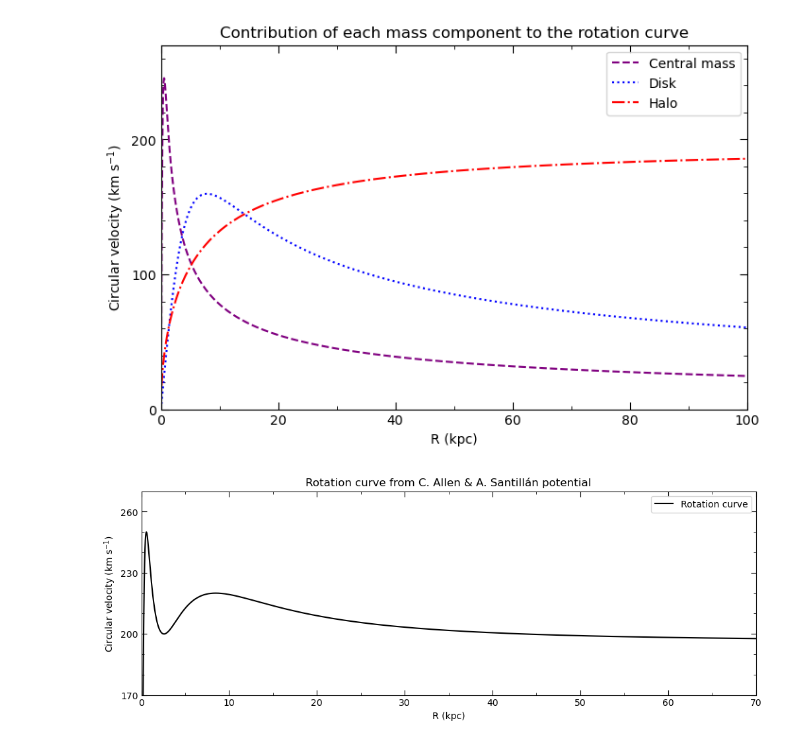
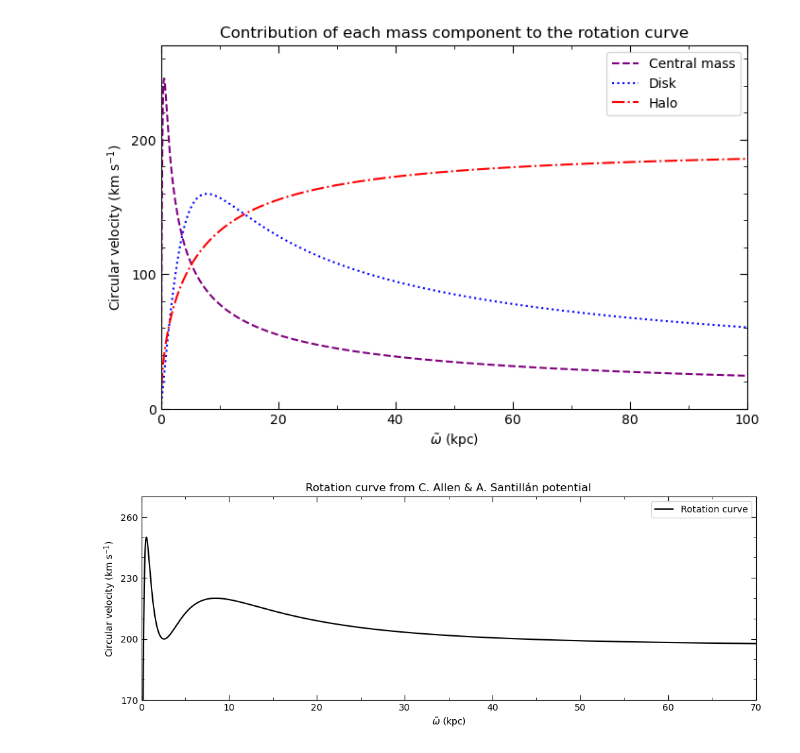
Before and after one commit to emmdaz/tesis-codes, a Jupyter notebook: rotation-curve/rotation_curve_Allen&Santilan.ipynb, the cells around one changed output. Drawn from its saved outputs; the diff is of its cells as text; code cells hidden in the pictures.

```diff
--- a/rotation-curve/rotation_curve_Allen&Santilan.ipynb
+++ b/rotation-curve/rotation_curve_Allen&Santilan.ipynb
@@ -6,7 +6,7 @@ from matplotlib.ticker import MultipleLocator
 x = np.linspace(0.001,100,10000) # kpc units
 y = np.linspace(0.001,100,10000)
 z = np.zeros(10000)
-#z = np.linspace(0.001,100,10000)
+# z = np.linspace(0.001,100,10000)
 
 R = np.sqrt(x**2 + y**2 + z**2) # kpc units
 
@@ -53,59 +53,58 @@ dphi_y = dphi_y1 + dphi_y2 + dphi_y3
 dphi_z = dphi_z1 + dphi_z2 + dphi_z3
 
 v = np.sqrt(dphi_x*x + dphi_y*y + dphi_z*z)*10
 #v = vel_c1 + vel_c2 + vel_c3
 
 plt.figure(figsize=(8, 5))
 plt.plot(R, vel_c1, color = "purple", label = "Central mass", linestyle = "dashed")
 plt.plot(R, vel_c2, color = "blue", label = "Disk", linestyle = "dotted")
 plt.plot(R, vel_c3, color = "red", label = "Halo", linestyle = "dashdot")
 
 plt.tick_params(axis = "both", which = "both", direction = "in", top = True, right = True)
 
 plt.gca().xaxis.set_major_locator(MultipleLocator(20)) # Números cada 20
 plt.gca().xaxis.set_minor_locator(MultipleLocator(10))  # Rayitas cada 10
 plt.tick_params(axis='x', which='minor', size = 3, color='black')
 plt.tick_params(axis='x', which='major', size = 6, color='black')
 
 plt.gca().yaxis.set_major_locator(MultipleLocator(100)) # Números cada 100
 plt.gca().yaxis.set_minor_locator(MultipleLocator(20))  # Rayitas cada 20
 plt.tick_params(axis='y', which='minor', size = 3, color='black')
 plt.tick_params(axis='y', which='major', size = 6, color='black')
 
 plt.title("Contribution of each mass component to the rotation curve")
-plt.xlabel("R (kpc)")
+plt.xlabel(r"$\tilde{\omega}$ (kpc)")
 plt.ylabel("Circular velocity (km s$^{-1}$)")
 plt.xlim(0,100)
 plt.ylim(0,270)
 plt.legend()
 plt.savefig("./graphs/rotation_curve_components(AllenSantillan).png")
 plt.show()
+
+plt.figure(figsize=(12, 4))
+plt.plot(R, v, color = "k", label = "Rotation curve")
+plt.xlabel(r"$\tilde{\omega}$ (kpc)")
+plt.ylabel("Circular velocity (km s$^{-1}$)")
+plt.title("Rotation curve from C. Allen & A. Santillán potential")
+plt.xlim(0,70)
+plt.ylim(170,270)
+
+plt.tick_params(axis = "both", which = "both", direction = "in", top = True, right = True)
+plt.yticks([170, 200, 230, 260])
+
+plt.gca().xaxis.set_major_locator(MultipleLocator(10)) # Números cada 10
+plt.gca().xaxis.set_minor_locator(MultipleLocator(5))  # Rayitas cada 5
+plt.tick_params(axis='x', which='minor', size = 3, color='black')
+plt.tick_params(axis='x', which='major', size = 6, color='black')
+
+#plt.gca().yaxis.set_major_locator(MultipleLocator(30)) # Números cada 30
+plt.gca().yaxis.set_minor_locator(MultipleLocator(10))  # Rayitas cada 10
+plt.tick_params(axis='y', which='minor', size = 3, color='black')
+plt.tick_params(axis='y', which='major', size = 6, color='black')
+
+plt.legend()
+plt.savefig("./graphs/rotation_curve(AllenSantillan).png")
+plt.show()
 # %% [output]
-[figure, old version]
+[figure, new version]
+[figure, added]
-# %%
-plt.figure(figsize=(12, 4))
-plt.plot(R, v, color = "k", label = "Rotation curve")
-plt.xlabel("R (kpc)")
-plt.ylabel("Circular velocity (km s$^{-1}$)")
-plt.title("Rotation curve from C. Allen & A. Santillán potential")
-plt.xlim(0,70)
-plt.ylim(170,270)
-
-plt.tick_params(axis = "both", which = "both", direction = "in", top = True, right = True)
-plt.yticks([170, 200, 230, 260])
-
-plt.gca().xaxis.set_major_locator(MultipleLocator(10)) # Números cada 10
-plt.gca().xaxis.set_minor_locator(MultipleLocator(5))  # Rayitas cada 5
-plt.tick_params(axis='x', which='minor', size = 3, color='black')
-plt.tick_params(axis='x', which='major', size = 6, color='black')
-
-#plt.gca().yaxis.set_major_locator(MultipleLocator(30)) # Números cada 30
-plt.gca().yaxis.set_minor_locator(MultipleLocator(10))  # Rayitas cada 10
-plt.tick_params(axis='y', which='minor', size = 3, color='black')
-plt.tick_params(axis='y', which='major', size = 6, color='black')
-
-plt.legend()
-plt.savefig("./graphs/rotation_curve(AllenSantillan).png")
-plt.show()
-# %% [output]
-[figure, removed]
```
Also changed, not shown: parts of 1 cell of this notebook, 3 other files.
